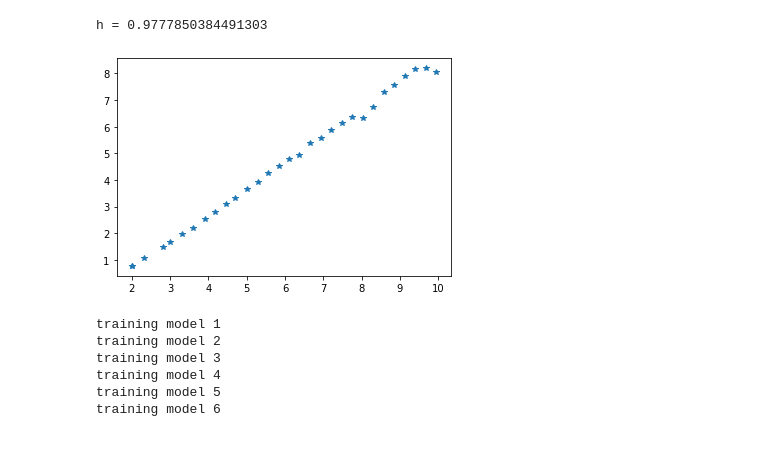
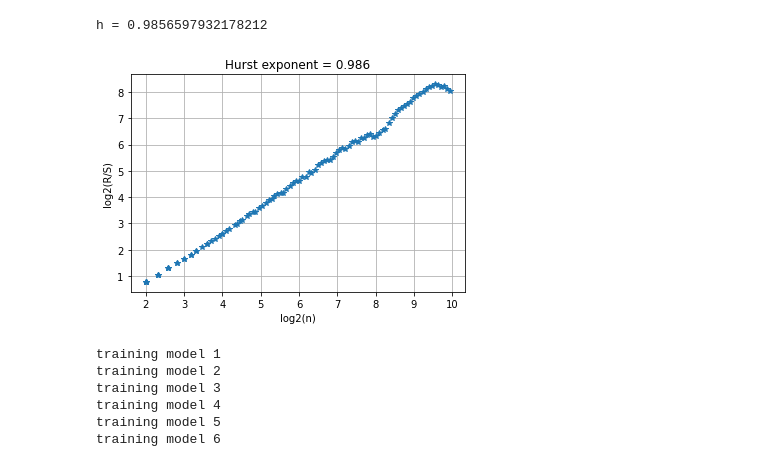
Before and after one commit to montanha22/ctc17, a Jupyter notebook: lab-bolsa-petrobras/nn.ipynb, the cells around one changed output. Drawn from its saved outputs; the diff is of its cells as text; code cells hidden in the pictures.

```diff
--- a/lab-bolsa-petrobras/nn.ipynb
+++ b/lab-bolsa-petrobras/nn.ipynb
@@ -16,13 +16,18 @@ candles_df.index = pd.to_datetime(candles_df.index)
 close_prices = candles_df[['Close']].rename({"Close" : "lag_0"}, axis = 1)
 prices_ts = close_prices['lag_0'].values
 # %%
-h, ns, ri = compute_hurst_exponent(prices_ts)
+h, ns, ri = compute_hurst_exponent(prices_ts, 100)
 print(f"h = {h}")
 plt.plot(np.log2(ns), np.log2(ri), '*')
+plt.xlabel("log2(n)")
+plt.ylabel("log2(R/S)")
+plt.title(f"Hurst exponent = {round(h,3)}")
+plt.grid()
+plt.savefig("hurst.png")
 plt.show()
 # %% [output]
-h = 0.9777850384491303
+h = 0.9856597932178212
-[figure, old version]
+[figure, new version]
 # %%
 def create_dataset(prices, lag_size, lead_size):
 
```
Also changed, not shown: parts of 6 cells of this notebook, 7 other files.
